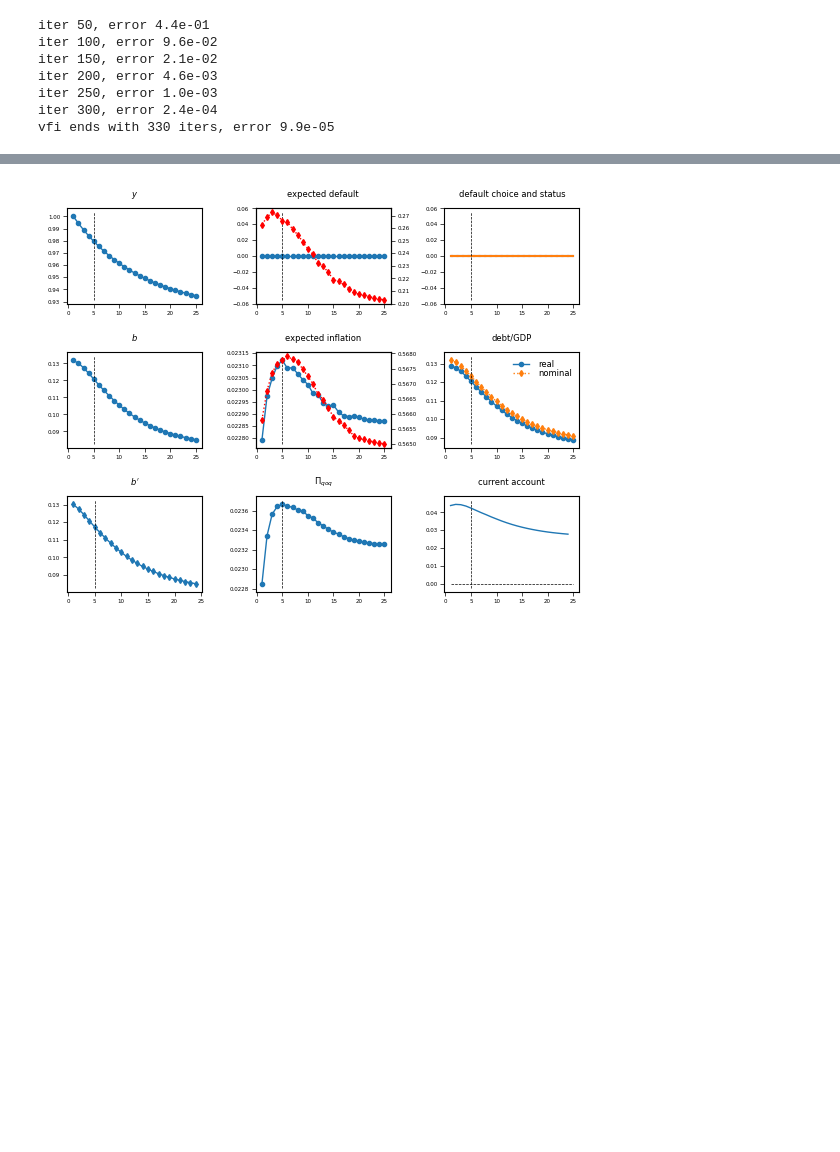
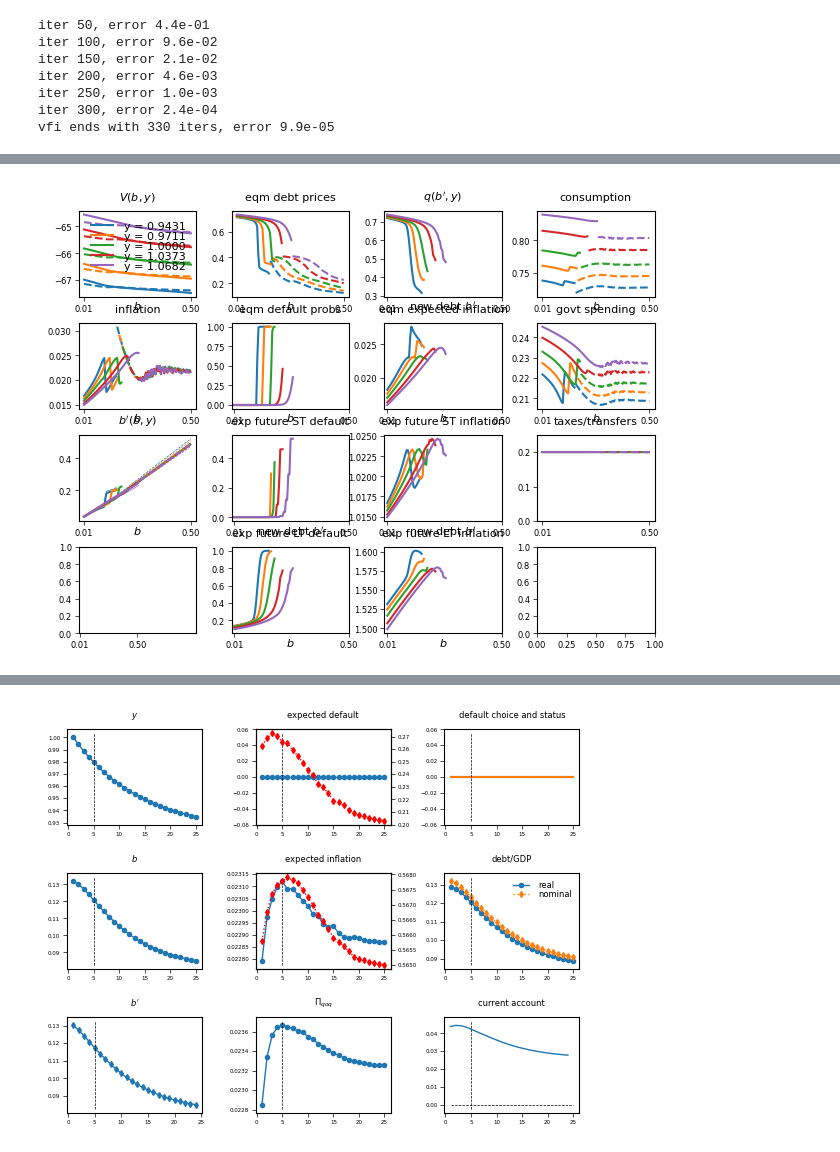
Before and after one commit to carlogalli/colab-gpu, a Jupyter notebook: reducedform_v2.ipynb, the cells around one changed output, grey strips where cells are left out. Cells and saved outputs as stored; diff of their text form; code cells hidden in the pictures; blank space fills up the shorter version.

```diff
--- a/reducedform_v2.ipynb
+++ b/reducedform_v2.ipynb
@@ -2673,3 +2736,7 @@ subplots_adjust(left=0.1, right=0.95, top=0.94, bottom=0.1, wspace=0.2, hspace=0
+# %%
+plot_eqm_b(mp, ma, pe, pf)
+# %% [output]
+[figure, added]
 # %%
 plot_eqm_y(mp, ma, pe, pf)
 # %% [output]
```
Also changed, not shown: parts of 10 cells of this notebook.
